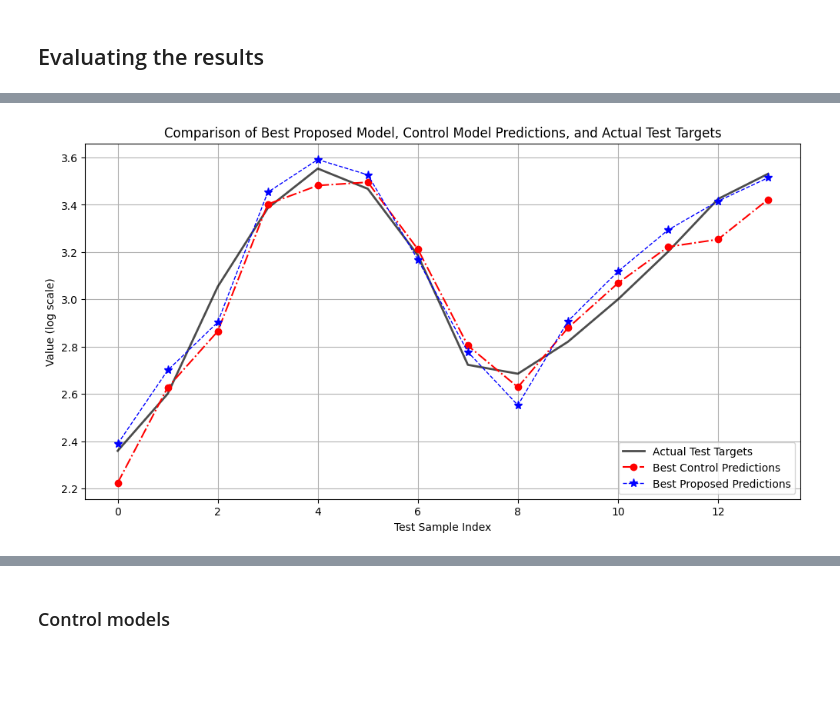
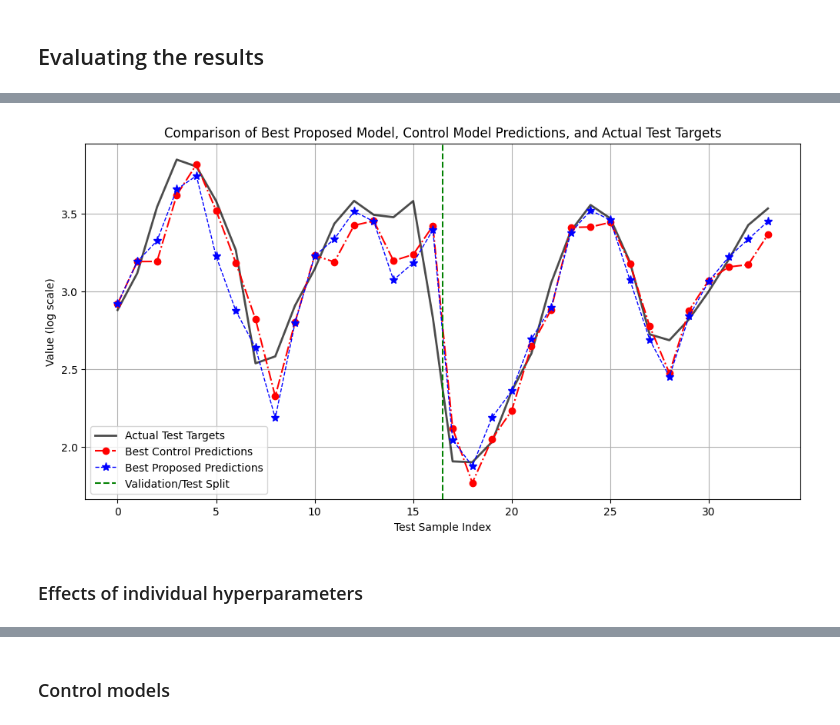
Before and after one commit to lichterberci/rbfar-ols, a Jupyter notebook: experiments.ipynb, the cells around one changed output, grey strips where cells are left out. Drawn from its saved outputs; the diff is of its cells as text; code cells hidden in the pictures; blank space fills up the shorter version.

Commit message:
extended experiment code with validation set

```diff
--- a/experiments.ipynb
+++ b/experiments.ipynb
@@ -222,12 +231,14 @@ control_configs = [
         for ridge in [0.0, 1e-4, 1e-3, 1e-2]
     ]
 ]
+# %%
+TRAIN_RATIO = 0.7
 # %%
 proposed_results, control_results = run_comparison_experiments(
         time_series,
         proposed_configs,
         control_configs,
-        train_ratio=0.88, # 0.88 matches the article which introduces the EM-VP algorithm
+        train_ratio=TRAIN_RATIO, # 0.88 matches the article which introduces the EM-VP algorithm
         device="cuda" if torch.cuda.is_available() else "cpu",
         run_parallel=False,
         show_progress=True,
@@ -239,6 +250,11 @@ if not isinstance(control_results, list):
     control_results = [control_results]
 # %% [markdown]
 ## Evaluating the results
+# %%
+VALID_RATIO = 0.15
+
+test_ratio = 1.0 - TRAIN_RATIO - VALID_RATIO
+assert test_ratio > 0, "Test ratio must be positive."
 # %%
 results_df = pd.DataFrame(
     {
@@ -308,9 +367,12 @@ for i, res in enumerate(control_results):
     )
     results_df = pd.concat([results_df, new_row], ignore_index=True)
 # %%
-# PROPOSED_MODEL_SELECTION_CRITERION = "Test R^2"
+# PROPOSED_MODEL_SELECTION_CRITERION = "Valid R^2"
 # PROPOSED_MODEL_SELECTION_CRITERION_SHOULD_MAXIMIZE = True
 
-PROPOSED_MODEL_SELECTION_CRITERION = "Test MSE"
+# PROPOSED_MODEL_SELECTION_CRITERION = "Test MAPE"
+# PROPOSED_MODEL_SELECTION_CRITERION_SHOULD_MAXIMIZE = False
+
+PROPOSED_MODEL_SELECTION_CRITERION = "Test MAPE"
 PROPOSED_MODEL_SELECTION_CRITERION_SHOULD_MAXIMIZE = False
 # %%
@@ -352,31 +466,34 @@ best_control_res = control_results[best_control_idx - len(proposed_results)]
 test_targets = best_proposed_res.test_targets  # Assuming all have the same test_targets
 
 # Plot the results
 plt.figure(figsize=(12, 6))
 plt.plot(test_targets, label="Actual Test Targets", color="black", linewidth=2,  alpha=.7)
 plt.plot(
     best_control_res.test_predictions,
     label=f"Best Control Predictions",
     color="red",
     linestyle="-.",
     marker='o',
 )
 plt.plot(
     best_proposed_res.test_predictions,
     label=f'Best Proposed Predictions',
     color="blue",
     linestyle="--",
     linewidth=1,
     marker='*',
     markersize=8,
 )
+plt.axvline(x=validation_cutoff + 0.5, color='green', linestyle='--', label='Validation/Test Split')
 plt.xlabel("Test Sample Index")
 plt.ylabel("Value (log scale)")
 plt.title(
     "Comparison of Best Proposed Model, Control Model Predictions, and Actual Test Targets"
 )
 plt.legend()
 plt.grid(True)
 plt.show()
 # %% [output]
-[figure, old version]
+[figure, new version]
+# %% [markdown]
+### Effects of individual hyperparameters
```
Also changed, not shown: parts of 13 cells of this notebook, 1 other file.
